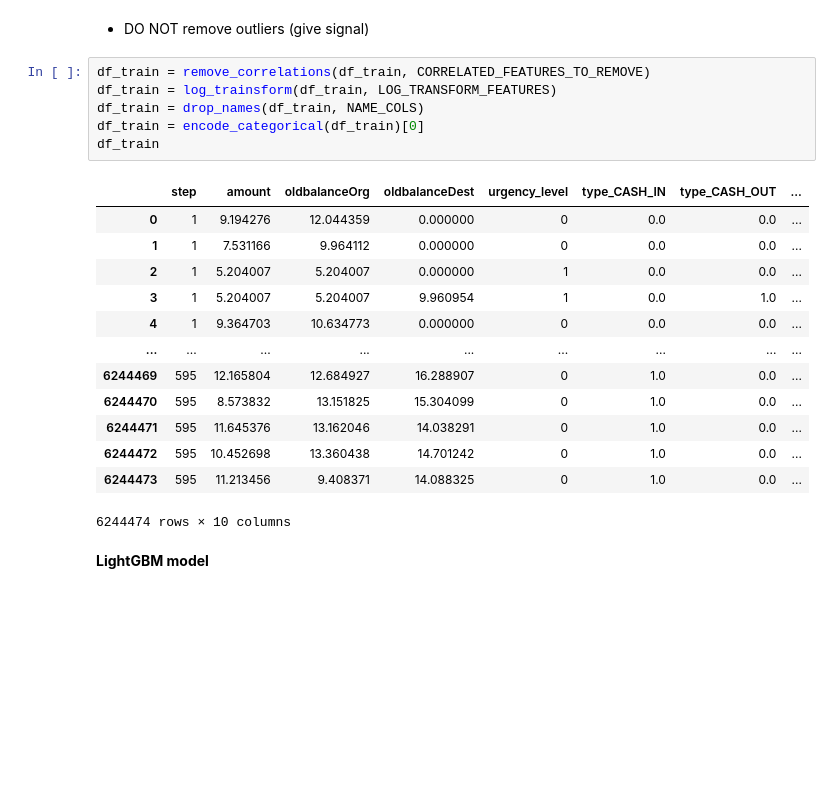
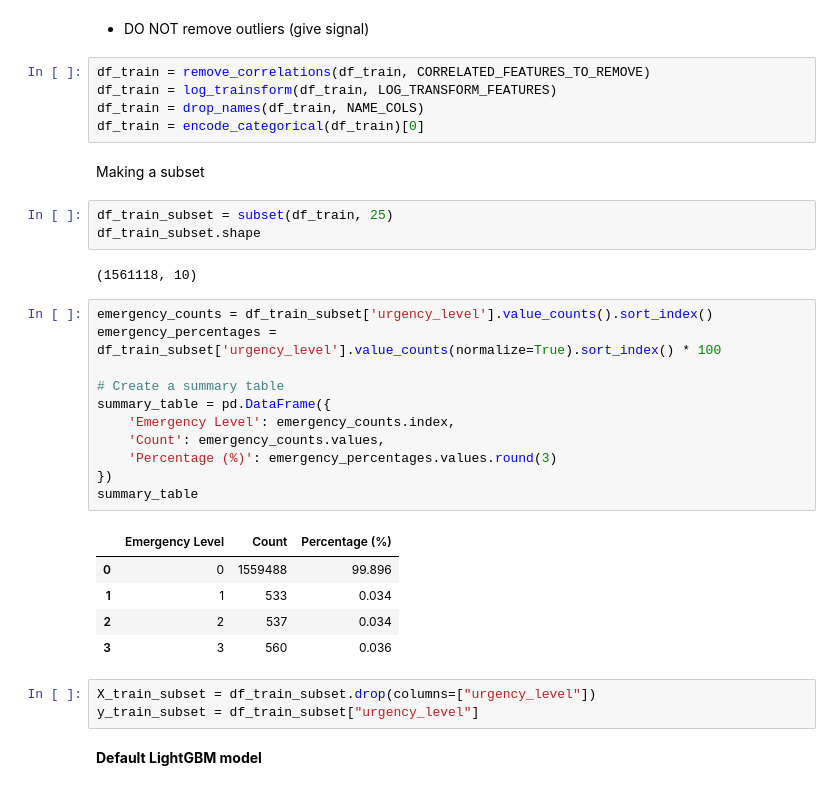
Before and after one commit to dykkyongdo/HackML-AG, a Jupyter notebook: main.ipynb, the cells around one changed output. Drawn from its saved outputs; the diff is of its cells as text; blank space fills up the shorter version.

Commit message:
Model selection + submission

```diff
--- a/main.ipynb
+++ b/main.ipynb
@@ -29,21 +26,33 @@ df_train = remove_correlations(df_train, CORRELATED_FEATURES_TO_REMOVE)
 df_train = log_trainsform(df_train, LOG_TRANSFORM_FEATURES)
 df_train = drop_names(df_train, NAME_COLS)
 df_train = encode_categorical(df_train)[0]
-df_train
-# %% [output]
-|  | step | amount | oldbalanceOrg | oldbalanceDest | urgency_level | type_CASH_IN | type_CASH_OUT | ... |
-| 0 | 1 | 9.194276 | 12.044359 | 0.000000 | 0 | 0.0 | 0.0 | ... |
-| 1 | 1 | 7.531166 | 9.964112 | 0.000000 | 0 | 0.0 | 0.0 | ... |
-| 2 | 1 | 5.204007 | 5.204007 | 0.000000 | 1 | 0.0 | 0.0 | ... |
-| 3 | 1 | 5.204007 | 5.204007 | 9.960954 | 1 | 0.0 | 1.0 | ... |
-| 4 | 1 | 9.364703 | 10.634773 | 0.000000 | 0 | 0.0 | 0.0 | ... |
-| ... | ... | ... | ... | ... | ... | ... | ... | ... |
-| 6244469 | 595 | 12.165804 | 12.684927 | 16.288907 | 0 | 1.0 | 0.0 | ... |
-| 6244470 | 595 | 8.573832 | 13.151825 | 15.304099 | 0 | 1.0 | 0.0 | ... |
-| 6244471 | 595 | 11.645376 | 13.162046 | 14.038291 | 0 | 1.0 | 0.0 | ... |
-| 6244472 | 595 | 10.452698 | 13.360438 | 14.701242 | 0 | 1.0 | 0.0 | ... |
-| 6244473 | 595 | 11.213456 | 9.408371 | 14.088325 | 0 | 1.0 | 0.0 | ... |
-6244474 rows × 10 columns
+# %% [markdown]
+Making a subset
+# %%
+df_train_subset = subset(df_train, 25)
+df_train_subset.shape
+# %% [output]
+(1561118, 10)
+# %%
+emergency_counts = df_train_subset['urgency_level'].value_counts().sort_index()
+emergency_percentages = df_train_subset['urgency_level'].value_counts(normalize=True).sort_index() * 100
+
+# Create a summary table
+summary_table = pd.DataFrame({
+    'Emergency Level': emergency_counts.index,
+    'Count': emergency_counts.values,
+    'Percentage (%)': emergency_percentages.values.round(3)
+})
+summary_table
+# %% [output]
+|  | Emergency Level | Count | Percentage (%) |
+| 0 | 0 | 1559488 | 99.896 |
+| 1 | 1 | 533 | 0.034 |
+| 2 | 2 | 537 | 0.034 |
+| 3 | 3 | 560 | 0.036 |
+# %%
+X_train_subset = df_train_subset.drop(columns=["urgency_level"])
+y_train_subset = df_train_subset["urgency_level"]
 # %% [markdown]
-**LightGBM model**
+**Default LightGBM model**
 # %%
```
Also changed, not shown: parts of 9 cells of this notebook, 3 other files.
